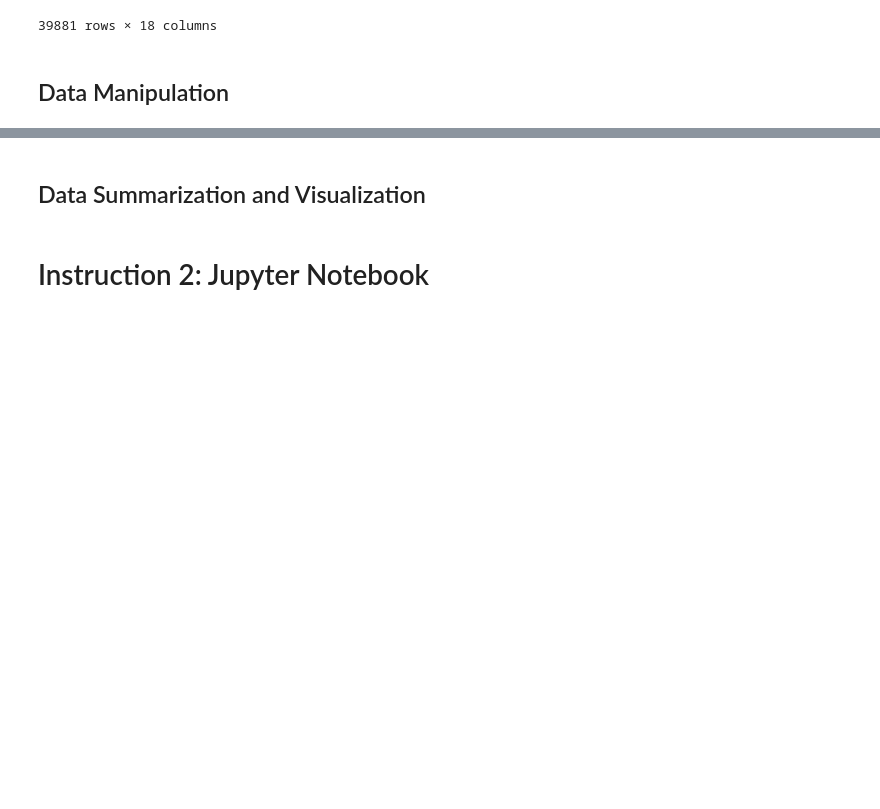
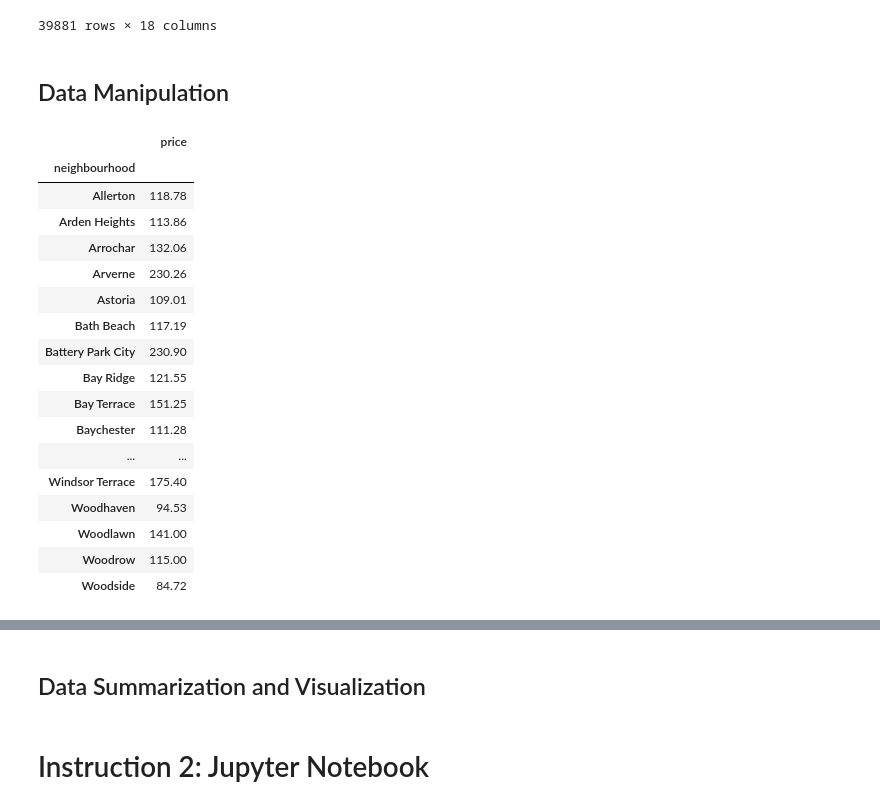
Before and after one commit to Naren1610/IST5520GrpProj, a Jupyter notebook: Milestone2_v2.ipynb, the cells around one changed output, grey strips where cells are left out. Cells and saved outputs as stored; diff of their text form; code cells hidden in the pictures; blank space fills up the shorter version.

```diff
--- a/Milestone2_v2.ipynb
+++ b/Milestone2_v2.ipynb
@@ -124,0 +121,25 @@ df2
+# %%
+#Create a data frame grouping by neighborhood for average price
+hood_price_obj = df2[['neighbourhood','price']].groupby('neighbourhood')
+df_mean_price = hood_price_obj.mean()
+df_mean_price[['price']] = df_mean_price[['price']].round(2)
+df_mean_price
+# %% [output]
+|  | price |
+| neighbourhood |  |
+| Allerton | 118.78 |
+| Arden Heights | 113.86 |
+| Arrochar | 132.06 |
+| Arverne | 230.26 |
+| Astoria | 109.01 |
+| Bath Beach | 117.19 |
+| Battery Park City | 230.90 |
+| Bay Ridge | 121.55 |
+| Bay Terrace | 151.25 |
+| Baychester | 111.28 |
+| ... | ... |
+| Windsor Terrace | 175.40 |
+| Woodhaven | 94.53 |
+| Woodlawn | 141.00 |
+| Woodrow | 115.00 |
+| Woodside | 84.72 |
```
Also changed, not shown: parts of 16 cells of this notebook.
